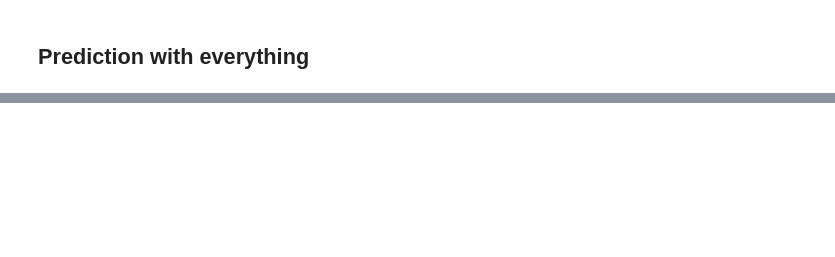
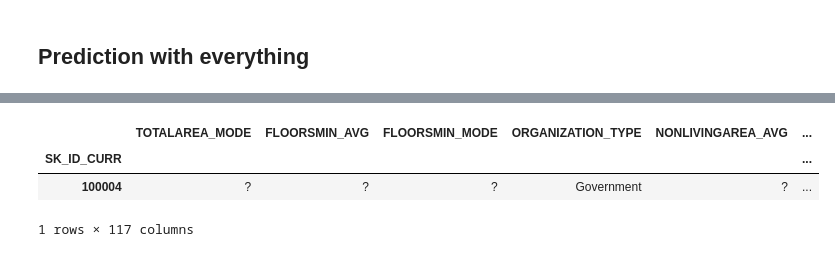
Before and after one commit to mamonteiro-brg/Data-wrangling-2018, a Jupyter notebook: notebooks/0.3-mcr-prediction_with_everything.ipynb, the cells around one changed output, grey strips where cells are left out. Saved outputs shown, nothing was run; the diff lists cells and outputs as text; code cells hidden in the pictures; blank space fills up the shorter version.

```diff
--- a/notebooks/0.3-mcr-prediction_with_everything.ipynb
+++ b/notebooks/0.3-mcr-prediction_with_everything.ipynb
@@ -13,0 +15,7 @@ UnicodeDecodeError: 'utf-8' codec can't decode byte 0x8b in position 1: invalid
+# %%
+csvs.head(1)
+# %% [output]
+|  | TOTALAREA_MODE | FLOORSMIN_AVG | FLOORSMIN_MODE | ORGANIZATION_TYPE | NONLIVINGAREA_AVG | ... |
+| SK_ID_CURR |  |  |  |  |  | ... |
+| 100004 | ? | ? | ? | Government | ? | ... |
+1 rows × 117 columns
```
Also changed, not shown: parts of 48 cells of this notebook, 1 other file.
